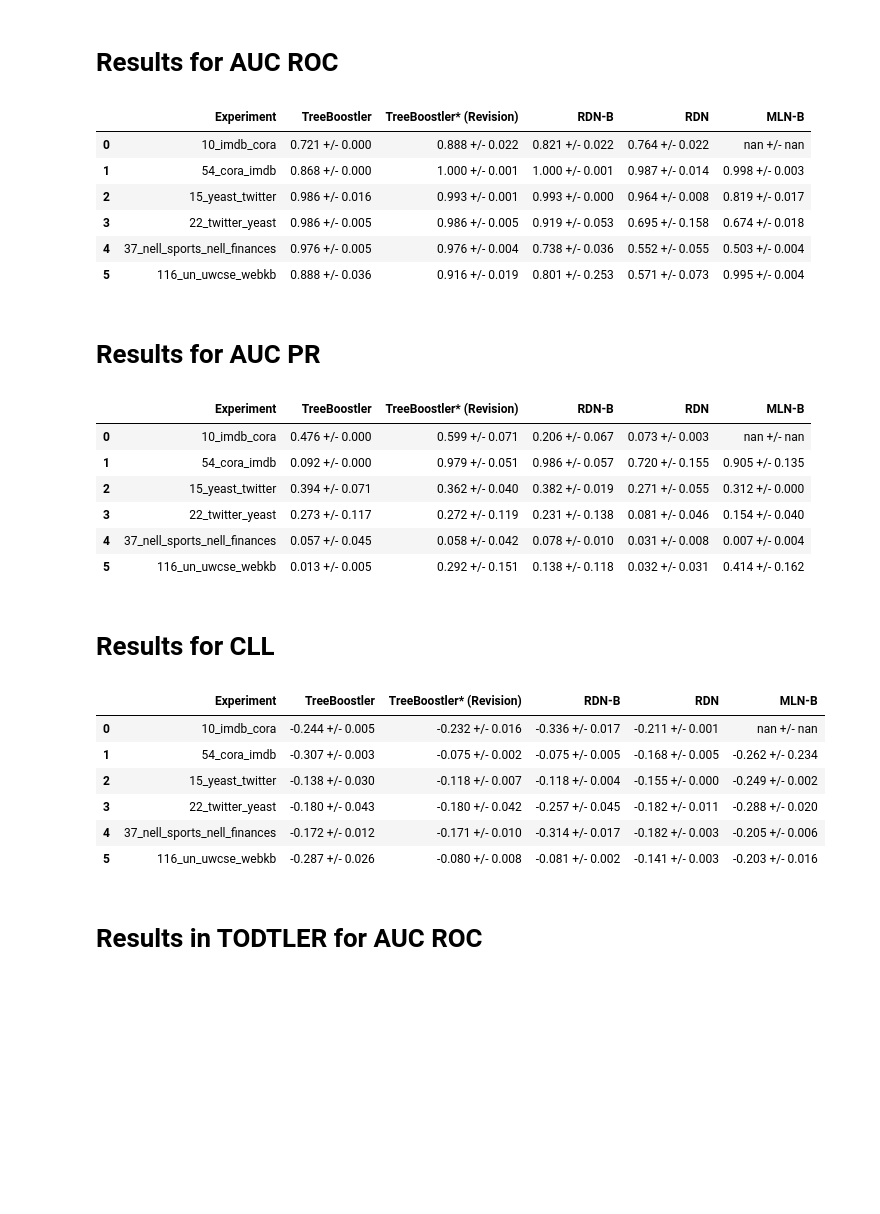
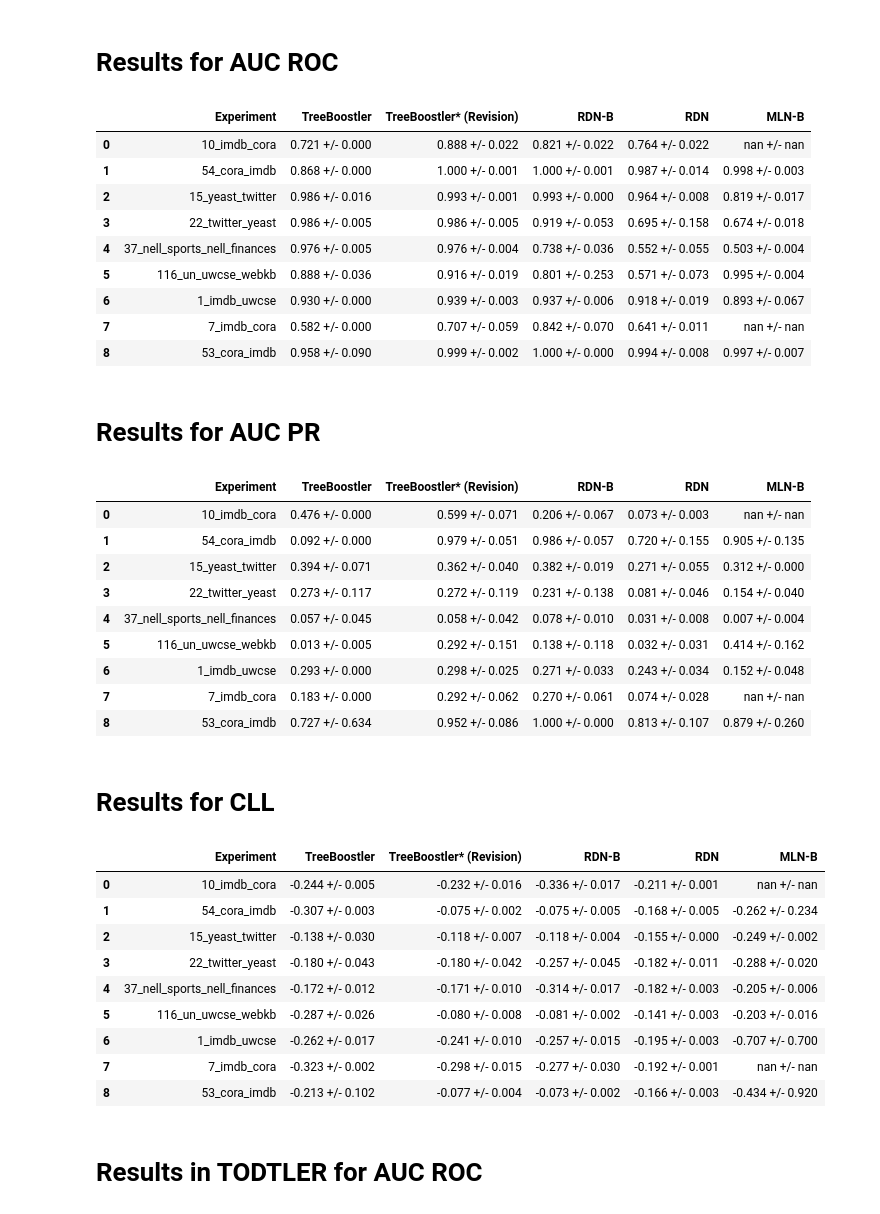
Before and after one commit to rodrigoazs/tpre_experiments, a Jupyter notebook: FINAL/transfer_experiment/results_transfer_ttest_with_mln.ipynb, the cells around one changed output. Cells and saved outputs as stored; diff of their text form; code cells hidden in the pictures; blank space fills up the shorter version.

```diff
--- a/FINAL/transfer_experiment/results_transfer_ttest_with_mln.ipynb
+++ b/FINAL/transfer_experiment/results_transfer_ttest_with_mln.ipynb
@@ -38,6 +38,9 @@ experiments = [
             {'id': '22', 'source':'twitter', 'target':'yeast', 'predicate':'accounttype', 'to_predicate':'proteinclass'},
             {'id': '37', 'source':'nell_sports', 'target':'nell_finances', 'predicate':'teamplayssport', 'to_predicate':'companyeconomicsector'},
             {'id': '116_un', 'source':'uwcse', 'target':'webkb', 'predicate':'advisedby', 'to_predicate':'departmentof'},
+            {'id': '1', 'source':'imdb', 'target':'uwcse', 'predicate':'workedunder', 'to_predicate':'advisedby'},
+            {'id': '7', 'source':'imdb', 'target':'cora', 'predicate':'workedunder', 'to_predicate':'samevenue'},
+            {'id': '53', 'source':'cora', 'target':'imdb', 'predicate':'samevenue', 'to_predicate':'workedunder'},
 ]
 
 data = load_data(experiments)
@@ -68,33 +71,36 @@ for metric in ['AUC ROC', 'AUC PR', 'CLL']: #, 'Recall', 'F1', 'Precision', 'Lea
                 scratch = np.array([(np.array([item['rdn_b']['Inference time'] for item in sublist])).mean() for sublist in data['results'][str(dataset)]])
                 scratch_rdn = np.array([(np.array([item['rdn']['Inference time'] for item in sublist])).mean() for sublist in data['results'][str(dataset)]])
                 parameter = np.array([(np.array([item['transfer']['parameter']['Inference time'] for item in sublist])).mean() for sublist in data['results'][str(dataset)]])
                 transfer = np.array([(np.array([item['transfer']['Inference time'] for item in sublist])).mean() for sublist in data['results'][str(dataset)]])
             else:
                 scratch = np.array([(np.array([item['rdn_b'][metric] for item in sublist])).mean() for sublist in data['results'][str(dataset)]])
                 scratch_rdn = np.array([(np.array([item['rdn'][metric] for item in sublist])).mean() for sublist in data['results'][str(dataset)]])
                 parameter = np.array([(np.array([item['transfer']['parameter'][metric] for item in sublist])).mean() for sublist in data['results'][str(dataset)]])
                 transfer = np.array([(np.array([item['transfer'][metric] for item in sublist])).mean() for sublist in data['results'][str(dataset)]])
                 try:
                     mln_b = np.array([(np.array([item['mln_b'][metric] for item in sublist])).mean() for sublist in data_mln['results'][str(dataset)]])
                 except:
                     mln_b = np.array([(np.array([np.nan for item in sublist])).mean() for sublist in data['results'][str(dataset)]])
             table.append([dataset, '%.3f +/- %.3f' % (parameter.mean(), 2 * parameter.std()),
             '%.3f +/- %.3f' % (transfer.mean(), 2 * transfer.std()),
             '%.3f +/- %.3f' % (scratch.mean(), 2 * scratch.std()),
             '%.3f +/- %.3f' % (scratch_rdn.mean(), 2 * scratch_rdn.std()),
             '%.3f +/- %.3f' % (mln_b.mean(), 2 * mln_b.std())])
                           #])
     display(pd.DataFrame(table, columns=['Experiment', 'TreeBoostler', 'TreeBoostler* (Revision)', 'RDN-B', 'RDN', 'MLN-B']))
     #display(pd.DataFrame(table, columns=['Experiment', 'Transfer Learning', 'Transfer Learning with Revision Theory']))
 # %% [output]
 # Results for AUC ROC
 |  | Experiment | TreeBoostler | TreeBoostler* (Revision) | RDN-B | RDN | MLN-B |
 | 0 | 10_imdb_cora | 0.721 +/- 0.000 | 0.888 +/- 0.022 | 0.821 +/- 0.022 | 0.764 +/- 0.022 | nan +/- nan |
 | 1 | 54_cora_imdb | 0.868 +/- 0.000 | 1.000 +/- 0.001 | 1.000 +/- 0.001 | 0.987 +/- 0.014 | 0.998 +/- 0.003 |
 | 2 | 15_yeast_twitter | 0.986 +/- 0.016 | 0.993 +/- 0.001 | 0.993 +/- 0.000 | 0.964 +/- 0.008 | 0.819 +/- 0.017 |
 | 3 | 22_twitter_yeast | 0.986 +/- 0.005 | 0.986 +/- 0.005 | 0.919 +/- 0.053 | 0.695 +/- 0.158 | 0.674 +/- 0.018 |
 | 4 | 37_nell_sports_nell_finances | 0.976 +/- 0.005 | 0.976 +/- 0.004 | 0.738 +/- 0.036 | 0.552 +/- 0.055 | 0.503 +/- 0.004 |
 | 5 | 116_un_uwcse_webkb | 0.888 +/- 0.036 | 0.916 +/- 0.019 | 0.801 +/- 0.253 | 0.571 +/- 0.073 | 0.995 +/- 0.004 |
+| 6 | 1_imdb_uwcse | 0.930 +/- 0.000 | 0.939 +/- 0.003 | 0.937 +/- 0.006 | 0.918 +/- 0.019 | 0.893 +/- 0.067 |
+| 7 | 7_imdb_cora | 0.582 +/- 0.000 | 0.707 +/- 0.059 | 0.842 +/- 0.070 | 0.641 +/- 0.011 | nan +/- nan |
+| 8 | 53_cora_imdb | 0.958 +/- 0.090 | 0.999 +/- 0.002 | 1.000 +/- 0.000 | 0.994 +/- 0.008 | 0.997 +/- 0.007 |
 # Results for AUC PR
 |  | Experiment | TreeBoostler | TreeBoostler* (Revision) | RDN-B | RDN | MLN-B |
 | 0 | 10_imdb_cora | 0.476 +/- 0.000 | 0.599 +/- 0.071 | 0.206 +/- 0.067 | 0.073 +/- 0.003 | nan +/- nan |
@@ -103,6 +109,9 @@ for metric in ['AUC ROC', 'AUC PR', 'CLL']: #, 'Recall', 'F1', 'Precision', 'Lea
 | 3 | 22_twitter_yeast | 0.273 +/- 0.117 | 0.272 +/- 0.119 | 0.231 +/- 0.138 | 0.081 +/- 0.046 | 0.154 +/- 0.040 |
 | 4 | 37_nell_sports_nell_finances | 0.057 +/- 0.045 | 0.058 +/- 0.042 | 0.078 +/- 0.010 | 0.031 +/- 0.008 | 0.007 +/- 0.004 |
 | 5 | 116_un_uwcse_webkb | 0.013 +/- 0.005 | 0.292 +/- 0.151 | 0.138 +/- 0.118 | 0.032 +/- 0.031 | 0.414 +/- 0.162 |
+| 6 | 1_imdb_uwcse | 0.293 +/- 0.000 | 0.298 +/- 0.025 | 0.271 +/- 0.033 | 0.243 +/- 0.034 | 0.152 +/- 0.048 |
+| 7 | 7_imdb_cora | 0.183 +/- 0.000 | 0.292 +/- 0.062 | 0.270 +/- 0.061 | 0.074 +/- 0.028 | nan +/- nan |
+| 8 | 53_cora_imdb | 0.727 +/- 0.634 | 0.952 +/- 0.086 | 1.000 +/- 0.000 | 0.813 +/- 0.107 | 0.879 +/- 0.260 |
 # Results for CLL
 |  | Experiment | TreeBoostler | TreeBoostler* (Revision) | RDN-B | RDN | MLN-B |
 | 0 | 10_imdb_cora | -0.244 +/- 0.005 | -0.232 +/- 0.016 | -0.336 +/- 0.017 | -0.211 +/- 0.001 | nan +/- nan |
@@ -111,6 +120,9 @@ for metric in ['AUC ROC', 'AUC PR', 'CLL']: #, 'Recall', 'F1', 'Precision', 'Lea
 | 3 | 22_twitter_yeast | -0.180 +/- 0.043 | -0.180 +/- 0.042 | -0.257 +/- 0.045 | -0.182 +/- 0.011 | -0.288 +/- 0.020 |
 | 4 | 37_nell_sports_nell_finances | -0.172 +/- 0.012 | -0.171 +/- 0.010 | -0.314 +/- 0.017 | -0.182 +/- 0.003 | -0.205 +/- 0.006 |
 | 5 | 116_un_uwcse_webkb | -0.287 +/- 0.026 | -0.080 +/- 0.008 | -0.081 +/- 0.002 | -0.141 +/- 0.003 | -0.203 +/- 0.016 |
+| 6 | 1_imdb_uwcse | -0.262 +/- 0.017 | -0.241 +/- 0.010 | -0.257 +/- 0.015 | -0.195 +/- 0.003 | -0.707 +/- 0.700 |
+| 7 | 7_imdb_cora | -0.323 +/- 0.002 | -0.298 +/- 0.015 | -0.277 +/- 0.030 | -0.192 +/- 0.001 | nan +/- nan |
+| 8 | 53_cora_imdb | -0.213 +/- 0.102 | -0.077 +/- 0.004 | -0.073 +/- 0.002 | -0.166 +/- 0.003 | -0.434 +/- 0.920 |
 # %%
 import os
 
```
Also changed, not shown: parts of 1 cell of this notebook.
